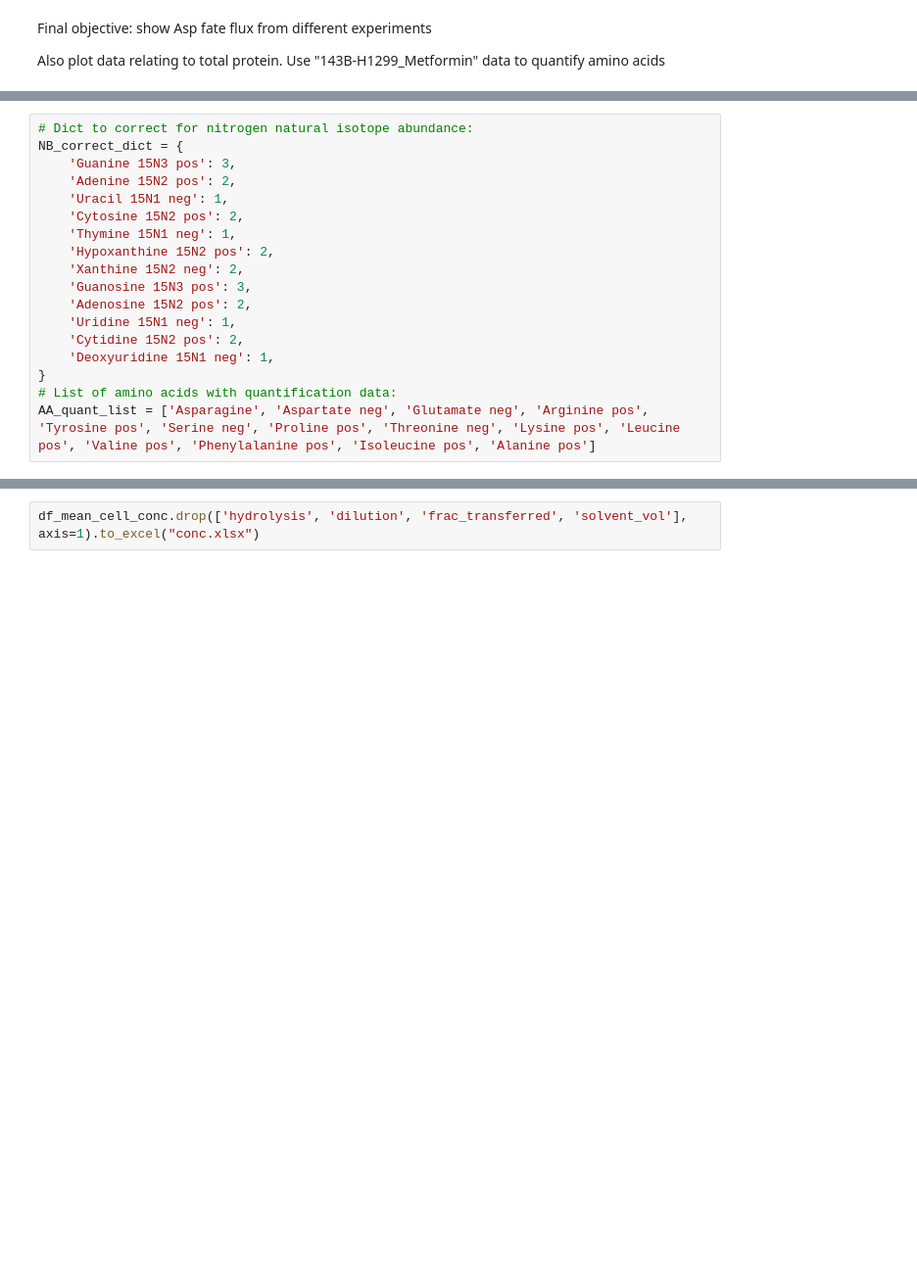
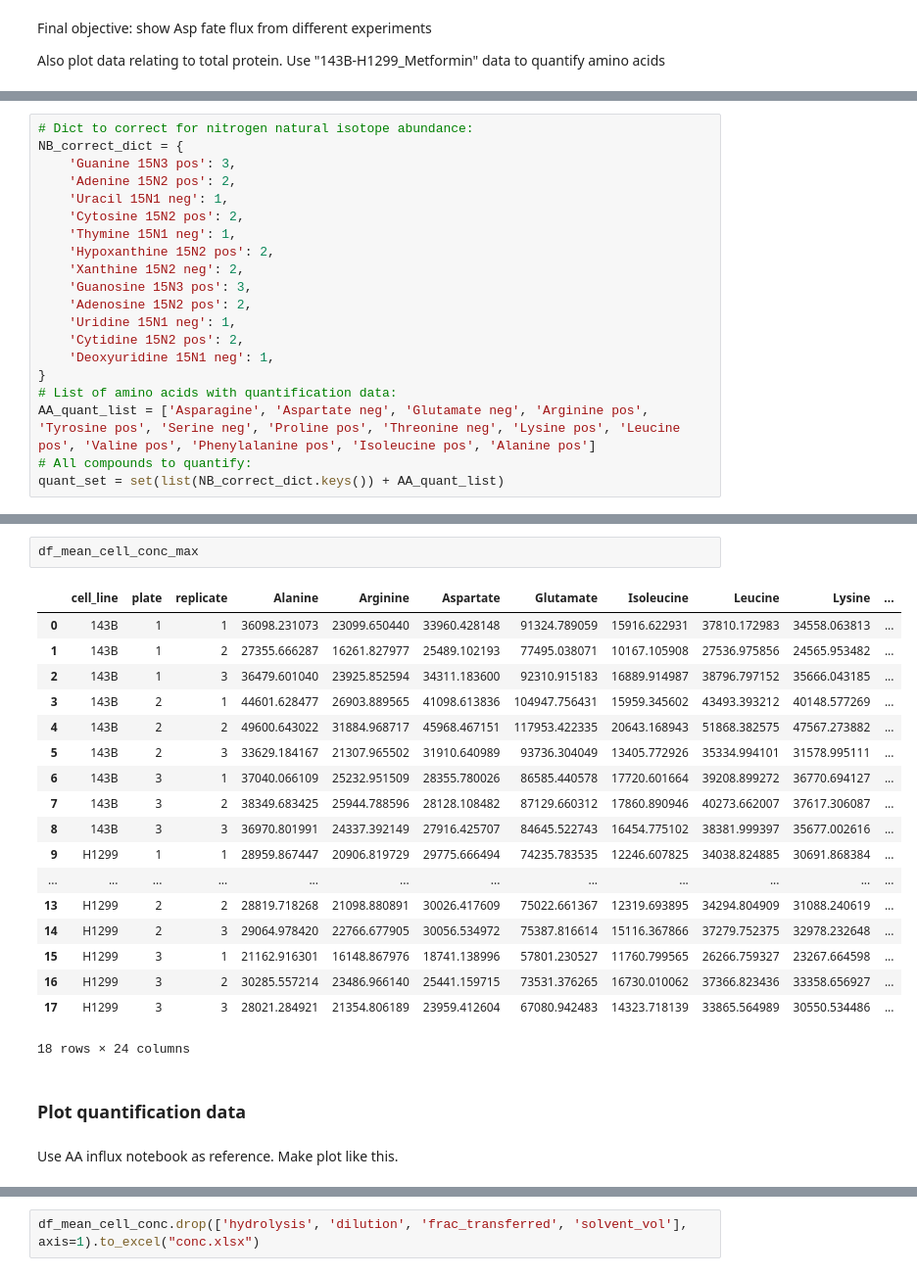
Before and after one commit to krdav/lab-work, a Jupyter notebook: H1299_143B_prot-nucl-quant/acid-hydrolysis/data_processing.ipynb, the cells around one changed output, grey strips where cells are left out. Shown at 98% size. Saved outputs shown, nothing was run; the diff lists cells and outputs as text; blank space fills up the shorter version.

```diff
--- a/H1299_143B_prot-nucl-quant/acid-hydrolysis/data_processing.ipynb
+++ b/H1299_143B_prot-nucl-quant/acid-hydrolysis/data_processing.ipynb
@@ -183,6 +186,8 @@ NB_correct_dict = {
 }
 # List of amino acids with quantification data:
 AA_quant_list = ['Asparagine', 'Aspartate neg', 'Glutamate neg', 'Arginine pos', 'Tyrosine pos', 'Serine neg', 'Proline pos', 'Threonine neg', 'Lysine pos', 'Leucine pos', 'Valine pos', 'Phenylalanine pos', 'Isoleucine pos', 'Alanine pos']
+# All compounds to quantify:
+quant_set = set(list(NB_correct_dict.keys()) + AA_quant_list)
 # %%
 ### Read quantification function ###
 dict_pickle_fnam = 'AA-nucleoside_quant-dict.pickle'
@@ -322,0 +323,25 @@ dtype: float64
+# %%
+df_mean_cell_conc_max
+# %% [output]
+|  | cell_line | plate | replicate | Alanine | Arginine | Aspartate | Glutamate | Isoleucine | Leucine | Lysine | ... |
+| 0 | 143B | 1 | 1 | 36098.231073 | 23099.650440 | 33960.428148 | 91324.789059 | 15916.622931 | 37810.172983 | 34558.063813 | ... |
+| 1 | 143B | 1 | 2 | 27355.666287 | 16261.827977 | 25489.102193 | 77495.038071 | 10167.105908 | 27536.975856 | 24565.953482 | ... |
+| 2 | 143B | 1 | 3 | 36479.601040 | 23925.852594 | 34311.183600 | 92310.915183 | 16889.914987 | 38796.797152 | 35666.043185 | ... |
+| 3 | 143B | 2 | 1 | 44601.628477 | 26903.889565 | 41098.613836 | 104947.756431 | 15959.345602 | 43493.393212 | 40148.577269 | ... |
+| 4 | 143B | 2 | 2 | 49600.643022 | 31884.968717 | 45968.467151 | 117953.422335 | 20643.168943 | 51868.382575 | 47567.273882 | ... |
+| 5 | 143B | 2 | 3 | 33629.184167 | 21307.965502 | 31910.640989 | 93736.304049 | 13405.772926 | 35334.994101 | 31578.995111 | ... |
+| 6 | 143B | 3 | 1 | 37040.066109 | 25232.951509 | 28355.780026 | 86585.440578 | 17720.601664 | 39208.899272 | 36770.694127 | ... |
+| 7 | 143B | 3 | 2 | 38349.683425 | 25944.788596 | 28128.108482 | 87129.660312 | 17860.890946 | 40273.662007 | 37617.306087 | ... |
+| 8 | 143B | 3 | 3 | 36970.801991 | 24337.392149 | 27916.425707 | 84645.522743 | 16454.775102 | 38381.999397 | 35677.002616 | ... |
+| 9 | H1299 | 1 | 1 | 28959.867447 | 20906.819729 | 29775.666494 | 74235.783535 | 12246.607825 | 34038.824885 | 30691.868384 | ... |
+| ... | ... | ... | ... | ... | ... | ... | ... | ... | ... | ... | ... |
+| 13 | H1299 | 2 | 2 | 28819.718268 | 21098.880891 | 30026.417609 | 75022.661367 | 12319.693895 | 34294.804909 | 31088.240619 | ... |
+| 14 | H1299 | 2 | 3 | 29064.978420 | 22766.677905 | 30056.534972 | 75387.816614 | 15116.367866 | 37279.752375 | 32978.232648 | ... |
+| 15 | H1299 | 3 | 1 | 21162.916301 | 16148.867976 | 18741.138996 | 57801.230527 | 11760.799565 | 26266.759327 | 23267.664598 | ... |
+| 16 | H1299 | 3 | 2 | 30285.557214 | 23486.966140 | 25441.159715 | 73531.376265 | 16730.010062 | 37366.823436 | 33358.656927 | ... |
+| 17 | H1299 | 3 | 3 | 28021.284921 | 21354.806189 | 23959.412604 | 67080.942483 | 14323.718139 | 33865.564989 | 30550.534486 | ... |
+18 rows × 24 columns
+# %% [markdown]
+### Plot quantification data
+# %% [markdown]
+Use AA influx notebook as reference. Make plot like this.
```
Also changed, not shown: parts of 13 cells of this notebook, 4 other files.
